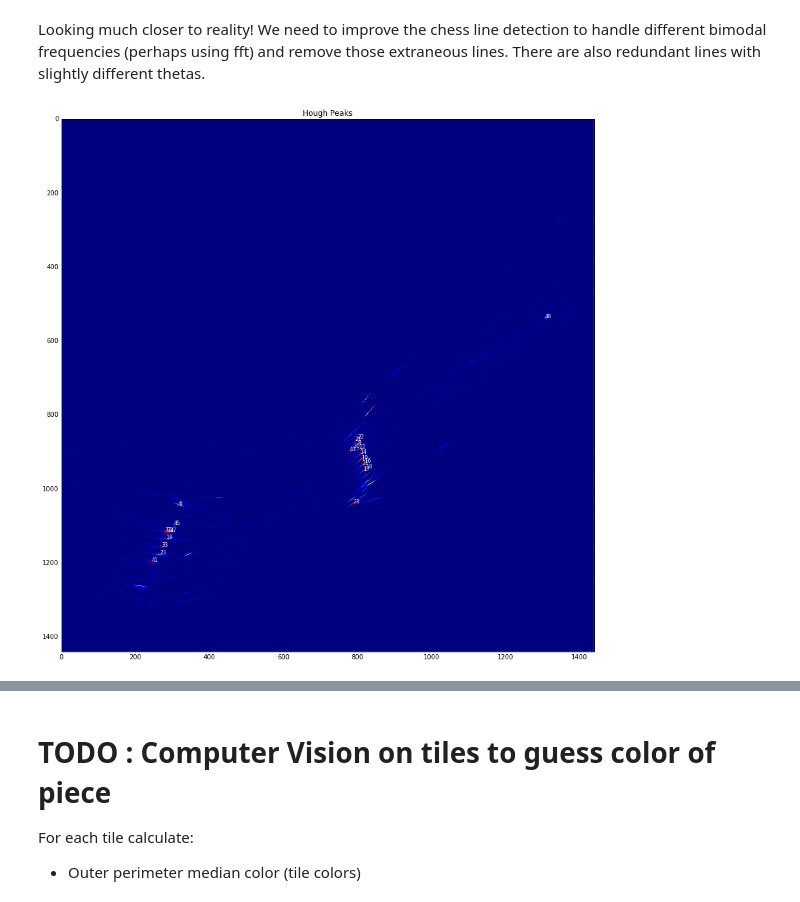
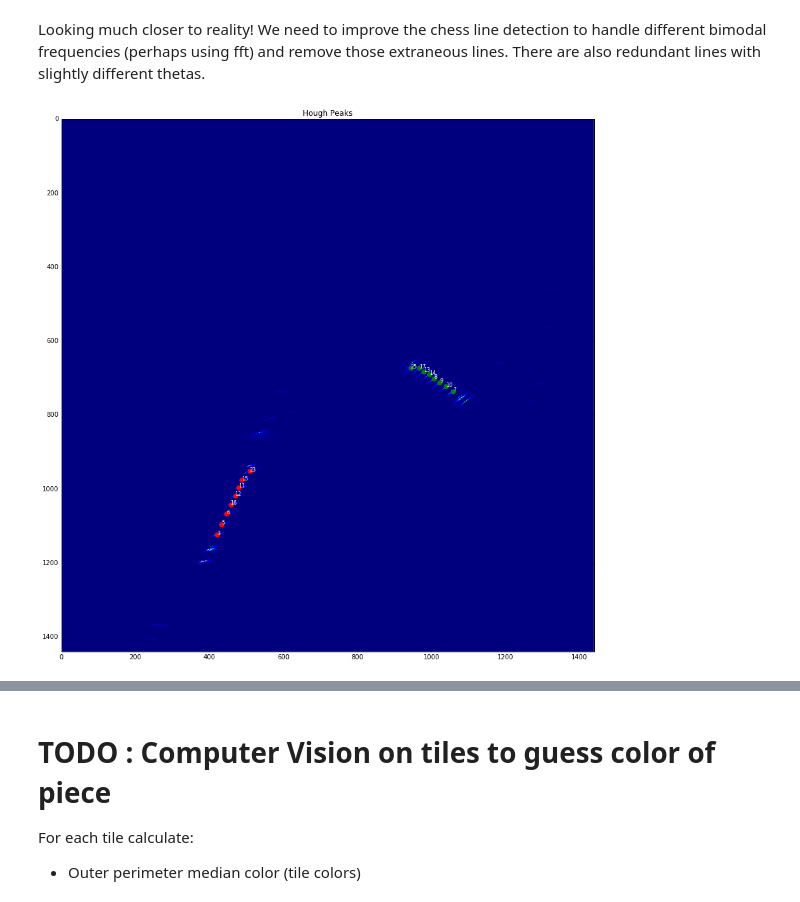
Before and after one commit to Elucidation/ChessboardDetect, a Jupyter notebook: GradientAngleBasedChessboardDetection.ipynb, the cells around one changed output, grey strips where cells are left out. Saved outputs shown, nothing was run; the diff lists cells and outputs as text; code cells hidden in the pictures.

```diff
--- a/GradientAngleBasedChessboardDetection.ipynb
+++ b/GradientAngleBasedChessboardDetection.ipynb
@@ -246,13 +252,9 @@ fig = plt.figure(figsize=(10,10))
 plt.imshow(img_orig);
 plt.axis([0,img.shape[1],img.shape[0],0])
 
-lines = getHoughLines(peaks[:n_peaks:], thetas, rhos, img.shape)
-
-peak_magnitude_max = peak_mags[0] # sorted where first is strongest
+lines = getHoughLines(peaks[:n_peaks], thetas, rhos, img.shape)
 
 for i, [x1,y1,x2,y2] in enumerate(lines):
-#     alpha_ = 1 - np.log(1 / (peak_magnitude/peak_magnitude_max))
-#     alpha_ = peak_magnitude/peak_magnitude_max
-    alpha_ = 1.0 if i < min(peaks.shape[0],20) else 0.2 # Make first 20 lines strongest
-    plt.plot([x1,x2], [y1,y2],'r-', alpha=alpha_, lw=2)
+    alpha_ = 1.0 if i < min(peaks.shape[0],20) else 0.3 # Make first 20 lines strongest
+    plt.plot([x1,x2], [y1,y2],'r-', alpha=alpha_, lw=1)
 # %% [output]
@@ -322,0 +383,19 @@ for i, [x1,y1,x2,y2] in enumerate(lines):
+# %%
+fig = plt.figure(figsize=(30,10))
+# subplot(122);
+plt.imshow(img_orig);
+plt.axis([0,img.shape[1],img.shape[0],0])
+
+colors = 'krgbykrcmykrgbykcmyk'
+
+for k in a_segment_first_7:
+    line = lines[k,:]
+    x1, y1, x2, y2 = line
+    plt.plot([x1,x2], [y1,y2],'%s' % colors[segments[k]], lw=2)
+    plt.text(x1+2, y1+9,'%s' % k, color='white', size=8);
+
+for k in b_segment_first_7:
+    line = lines[k,:]
+    x1, y1, x2, y2 = line
+    plt.plot([x1,x2], [y1,y2],'%s' % colors[segments[k]], lw=2)
+    plt.text(x1+2, y1+9,'%s' % k, color='white', size=8);
@@ -325,14 +406,18 @@ Looking much closer to reality! We need to improve the chess line detection to h
 # %%
 fig = plt.figure(figsize=(15,15))
 plt.imshow(input_h.T, interpolation='none')
-for idx, [px, py] in enumerate(peaks[:n_peaks,:]):
-    if (is_chessboard_line[idx]):
-        plt.plot(peaks[idx,0], peaks[idx, 1], 'xr')
-        plt.text(px, py,'%s' % idx, color='white', size=8)
-#     else:
-#         plt.plot(peaks[idx,0], peaks[idx, 1], 'xk')
+
+some_peaks = peaks[:n_peaks,:] # Only first n peaks chosen that are strong enough or up to limit to search
+
+for idx, [px, py] in zip(a_segment_first_7, some_peaks[a_segment_first_7,:]):
+    plt.plot(peaks[idx,0], peaks[idx, 1], '.%s' % colors[segments[idx]], ms=15)
+    plt.text(px, py,'%s' % idx, color='white', size=8)
+
+for idx, [px, py] in zip(b_segment_first_7, some_peaks[b_segment_first_7,:]):
+    plt.plot(peaks[idx,0], peaks[idx, 1], '.%s' % colors[segments[idx]], ms=15)
+    plt.text(px, py,'%s' % idx, color='white', size=8)
 plt.axis('normal')
 plt.axis('tight')
 plt.title('Hough Peaks');
 # %% [output]
-[figure, old version]
+[figure, new version]
```
Also changed, not shown: parts of 16 cells of this notebook.
